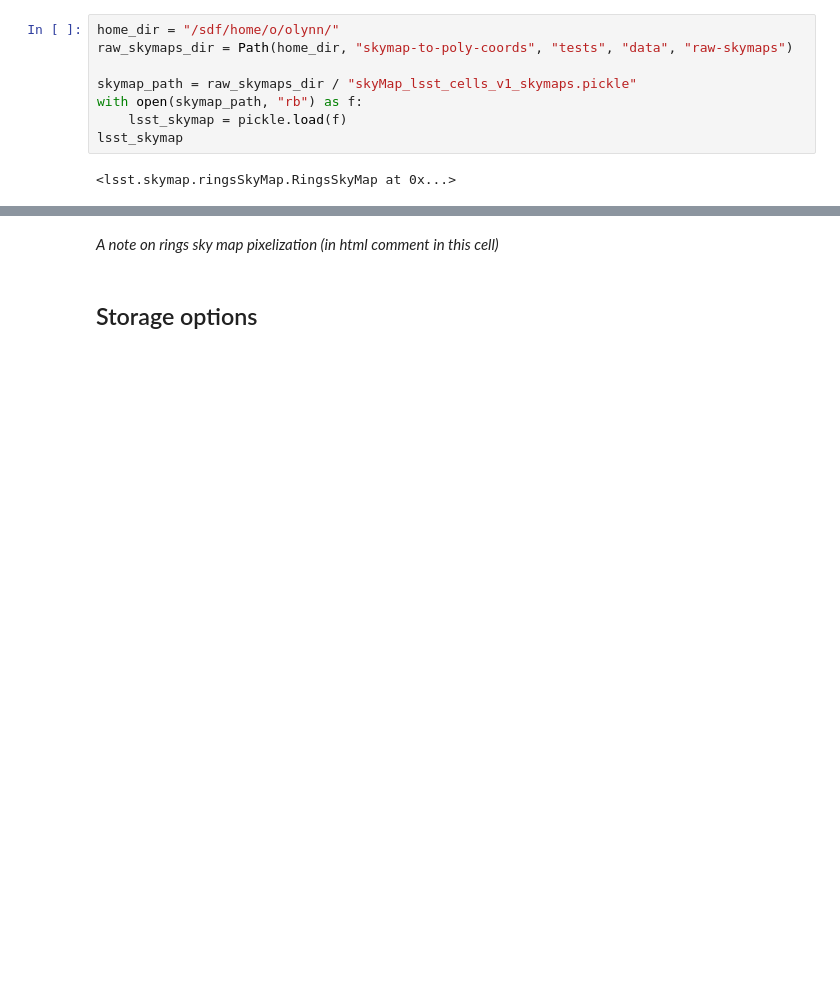
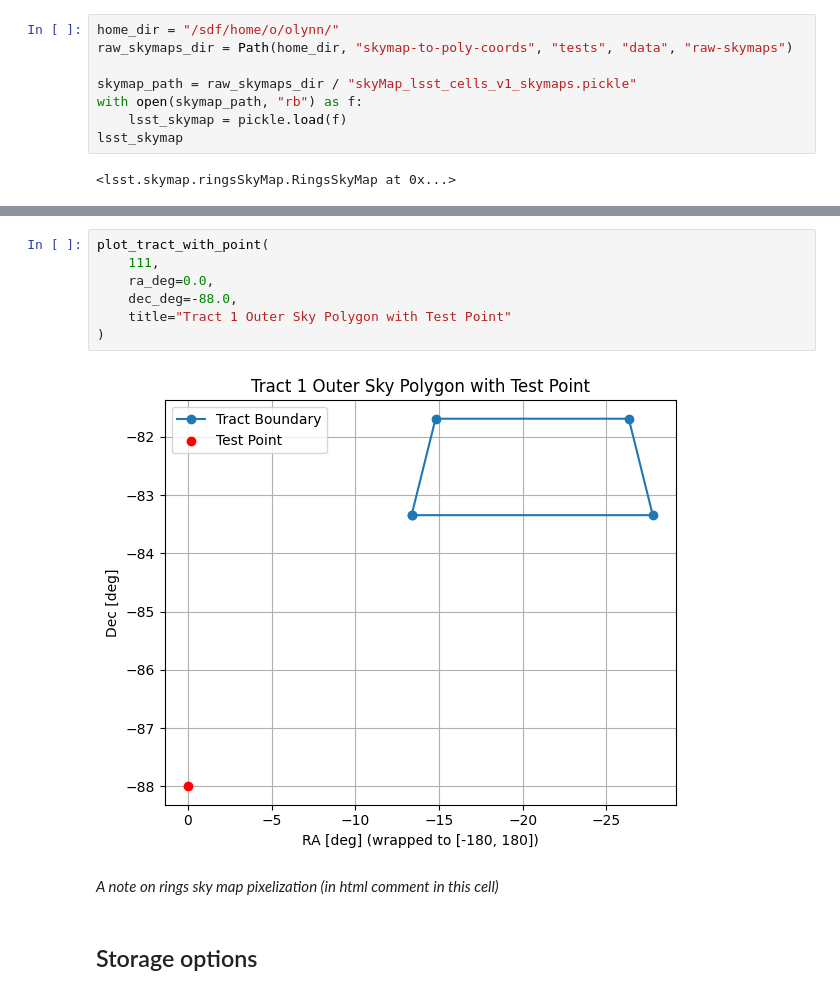
Before and after one commit to lincc-frameworks/skymap-convert, a Jupyter notebook: src/skymap_to_poly_coords/01 - Storing skymaps.ipynb, the cells around one changed output, grey strips where cells are left out. Saved outputs shown, nothing was run; the diff lists cells and outputs as text; blank space fills up the shorter version.

```diff
--- a/src/skymap_to_poly_coords/01 - Storing skymaps.ipynb
+++ b/src/skymap_to_poly_coords/01 - Storing skymaps.ipynb
@@ -19,3 +153,12 @@ lsst_skymap
+# %%
+plot_tract_with_point(
+    111,
+    ra_deg=0.0,
+    dec_deg=-88.0,
+    title="Tract 1 Outer Sky Polygon with Test Point"
+)
+# %% [output]
+[figure, added]
 # %% [markdown]
 *A note on rings sky map pixelization (in html comment in this cell)*
 <!---## Rings sky map pixelization
```
Also changed, not shown: parts of 17 cells of this notebook.
